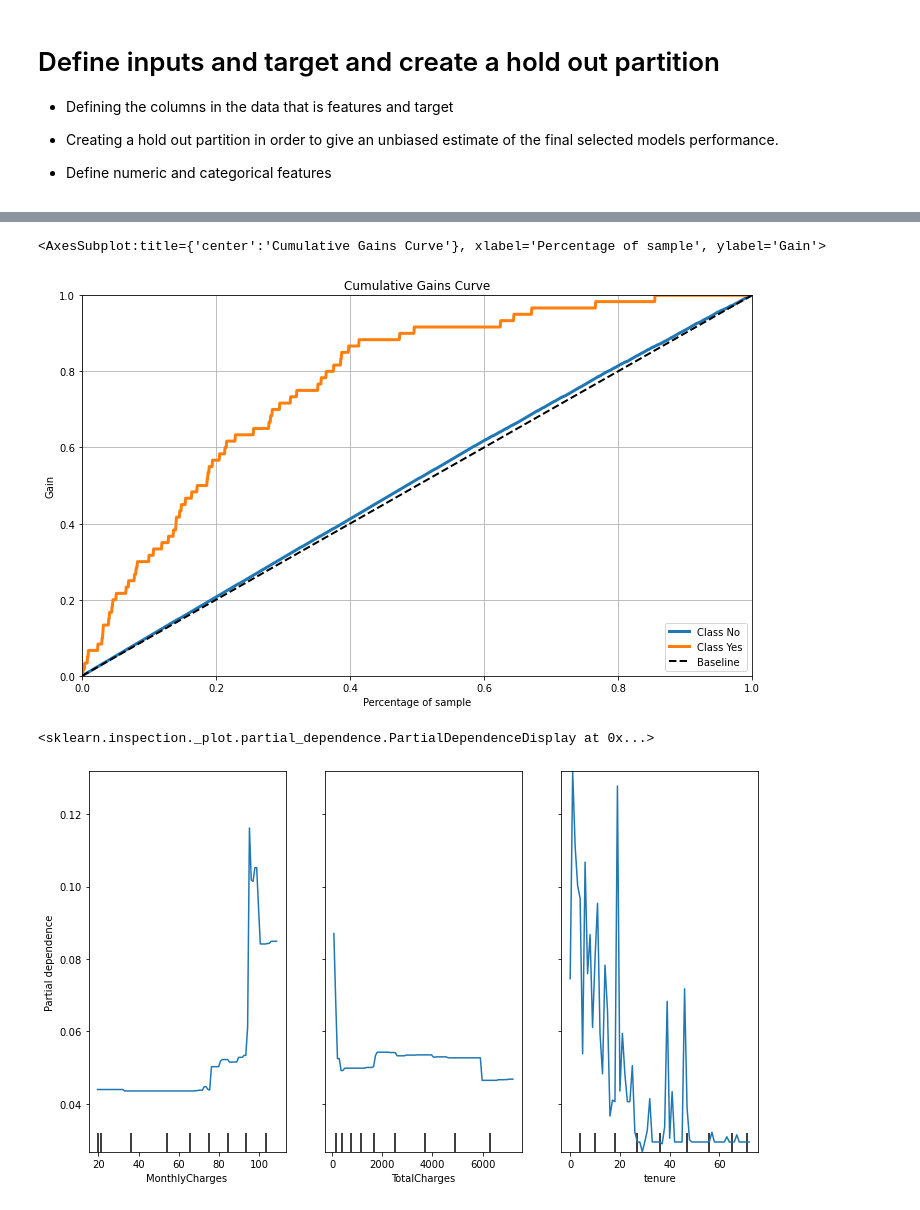
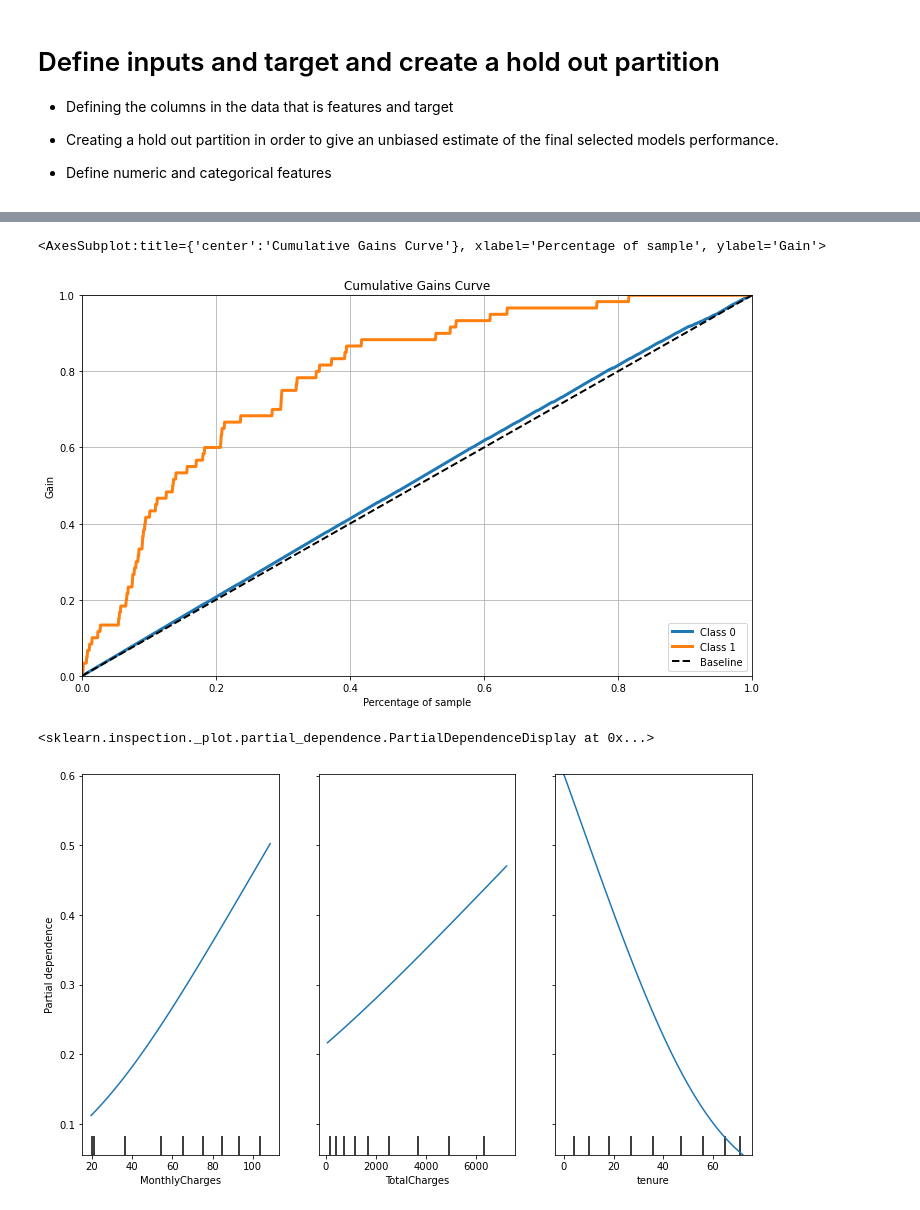
Before and after one commit to RDavidsen/churn_case, a Jupyter notebook: Churn_prediction.ipynb, the cells around one changed output, grey strips where cells are left out. Cells and saved outputs as stored; diff of their text form; code cells hidden in the pictures.

Commit message:
updated churn prediction notebook

```diff
--- a/Churn_prediction.ipynb
+++ b/Churn_prediction.ipynb
@@ -101,6 +101,8 @@ As the "TotalCharges" and the "MonthlyCharges" columns are given with the danish
 # replace , by . and change to float data type
 df['TotalCharges'] = df['TotalCharges'].str.replace(',','.').astype(float)
 df['MonthlyCharges'] = df['MonthlyCharges'].str.replace(',','.').astype(float)
+# yes no, to 1 and 0
+df["Churn"] = df.Churn.eq('Yes').mul(1).astype(int)
 # %%
 df.head()
 # %% [output]
@@ -149,6 +151,6 @@ X_train, X_test, y_train, y_test = train_test_split(X, y, stratify = y, test_siz
 numeric_features = ['MonthlyCharges', 'TotalCharges', 'tenure']
 
 # the categorical features to the model
-categorical_features = ['gender', 'SeniorCitizen', 'Partner', 'Dependents', 'tenure', 'PhoneService',
+categorical_features = ['gender', 'SeniorCitizen', 'Partner', 'Dependents', 'PhoneService',
             'MultipleLines', 'InternetService', 'OnlineSecurity', 'OnlineBackup', 'DeviceProtection',
             'TechSupport', 'StreamingTV', 'StreamingMovies', 'Contract', 'PaperlessBilling']
@@ -155,40 +160,32 @@ categorical_features = ['gender', 'SeniorCitizen', 'Partner', 'Dependents', 'ten
 # %%
 from sklearn.svm import SVC
 from sklearn.linear_model import LogisticRegression
-from sklearn.model_selection import cross_validate
 from sklearn.linear_model import LogisticRegression
-from sklearn.svm import SVC
 from sklearn.neighbors import KNeighborsClassifier
 from sklearn.tree import DecisionTreeClassifier
 from sklearn.ensemble import RandomForestClassifier, GradientBoostingClassifier
 
-
+# impute and scale
 numeric_transformer = Pipeline(steps=[("imputer", SimpleImputer(strategy="median")), ("scaler", StandardScaler())])
-
+#numeric_transformer = Pipeline(steps=[ ("scaler", StandardScaler())])
+# one hot encoding
 categorical_transformer = OneHotEncoder(handle_unknown="ignore")
 
 preprocessor = ColumnTransformer(transformers=[("num", numeric_transformer, numeric_features),
         ("cat", categorical_transformer, categorical_features),])
 
-over = SMOTE(sampling_strategy=0.1)
+# oversampling with SMOTE to create syntetic new data
+over = SMOTE()
 
 # Append classifier to preprocessing pipeline.
 # Now we have a full prediction pipeline.
 pipeline = Pipeline(steps=[("preprocessor", preprocessor) ,("over",over), ("clf", LogisticRegression())])
 
-
+# classifiers we want to try. With standard settings for now
 clfs = []
-clfs.append(LogisticRegression())
+clfs.append(LogisticRegression(max_iter=300))
 clfs.append(SVC())
 clfs.append(KNeighborsClassifier(n_neighbors=5))
 clfs.append(DecisionTreeClassifier())
 clfs.append(RandomForestClassifier())
-clfs.append(GradientBoostingClassifier())
-
-for classifier in clfs:
-    pipeline.set_params(clf = classifier)
-    cv = RepeatedStratifiedKFold(n_splits=10, n_repeats=2, random_state=1)
-    scores = cross_val_score(pipeline, X_train, y_train, scoring='roc_auc', cv=cv, n_jobs=-1)
-    mean_score = np.mean(scores)
-
-    print(f"Mean ROC AUC for {classifier} estimators: {mean_score}")
+clfs.append(GradientBoostingClassifier(n_estimators=80))
@@ -204,10 +214,12 @@ from sklearn import metrics
 from sklearn.metrics import RocCurveDisplay
 
 # setting the pipeline with the best performing model
-pipeline.set_params(clf=GradientBoostingClassifier())
+pipeline.set_params(clf=LogisticRegression(max_iter=300))
 
 # fitting the best performing model
 pipeline.fit(X_train, y_train)
 
 # scoring on the test partition
 y_probas = pipeline.predict_proba(X_test)
+
+y_pred = pipeline.predict(X_test)
@@ -222,10 +245,10 @@ import scikitplot as skplt
 skplt.metrics.plot_cumulative_gain(y_test, y_probas)
 # %% [output]
 <AxesSubplot:title={'center':'Cumulative Gains Curve'}, xlabel='Percentage of sample', ylabel='Gain'>
-[figure, old version]
+[figure, new version]
 # %%
 from sklearn.inspection import PartialDependenceDisplay
-PartialDependenceDisplay.from_estimator(pipeline, X_train, numeric_features)
+PartialDependenceDisplay.from_estimator(pipeline, X_train, ["MonthlyCharges", "TotalCharges", "tenure"])
 # %% [output]
 <sklearn.inspection._plot.partial_dependence.PartialDependenceDisplay at 0x...>
-[figure, old version]
+[figure, new version]
```
Also changed, not shown: parts of 10 cells of this notebook, 3 other files.
